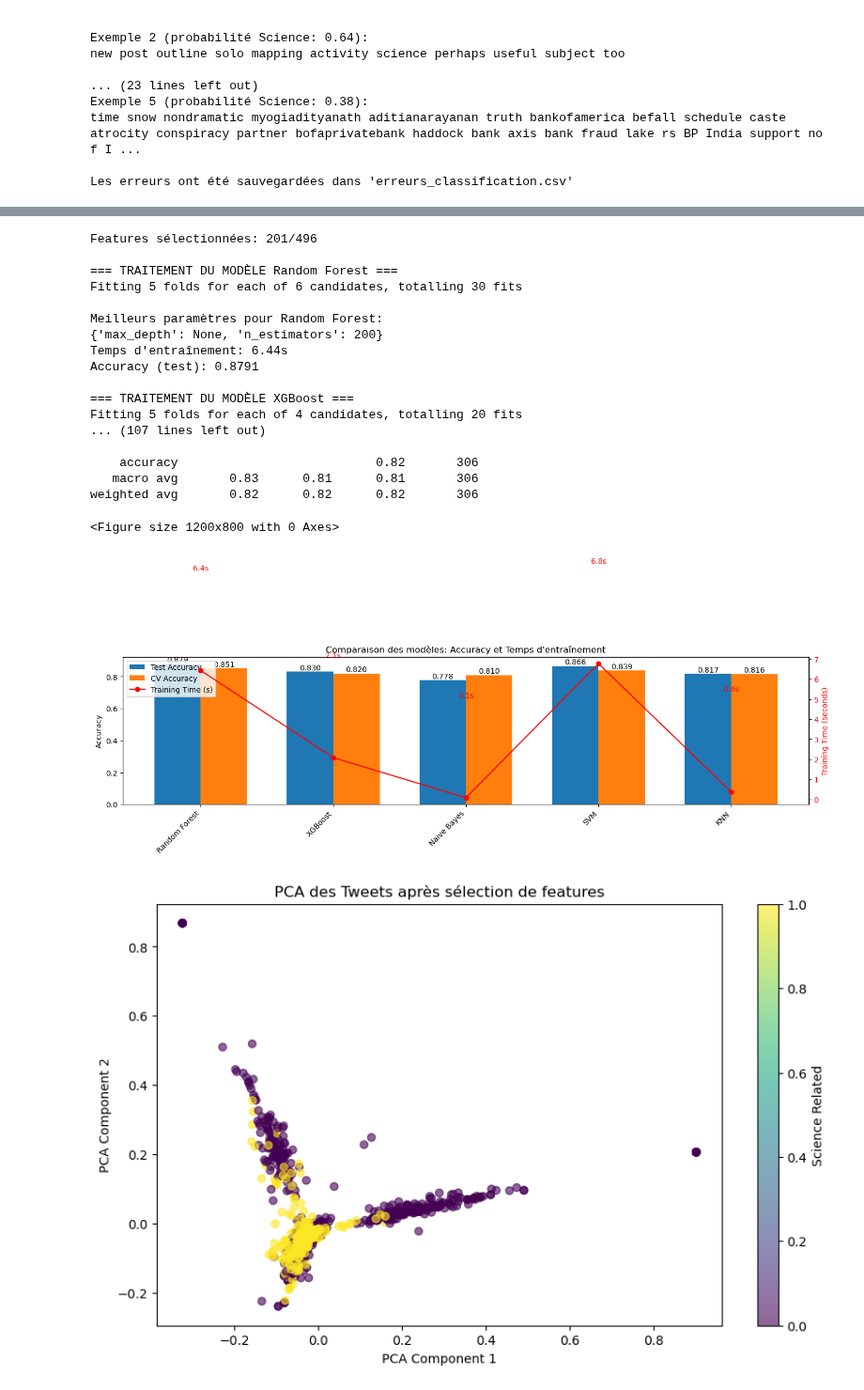
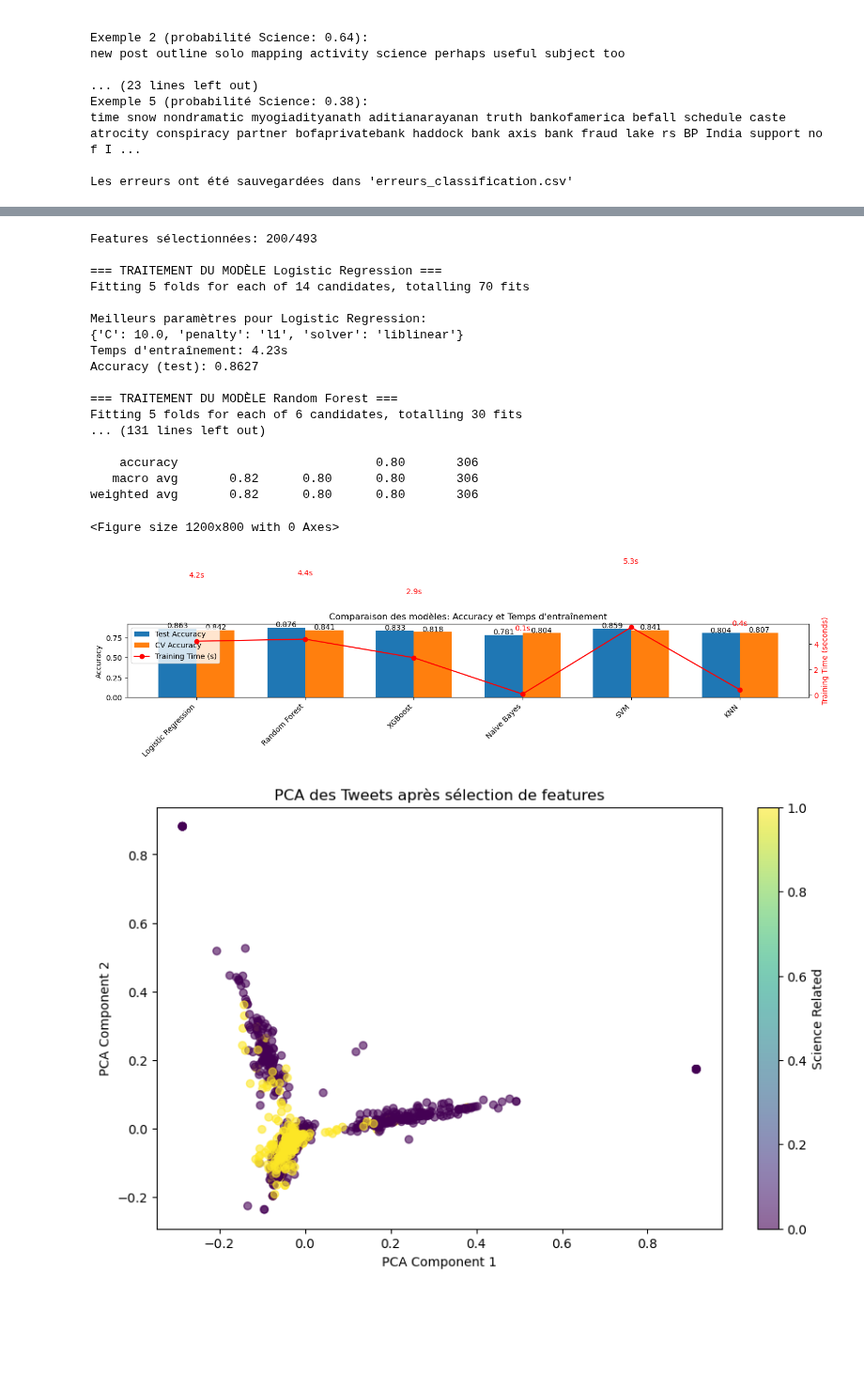
Before and after one commit to RaphaelRibes/machine-learning, a Jupyter notebook: Tbacknotebook.ipynb, the cells around one changed output, grey strips where cells are left out. Shown at 94% size. Drawn from its saved outputs; the diff is of its cells as text; code cells hidden in the pictures; blank space fills up the shorter version.

Commit message:
d'autre super resultat pour la classif binaire

```diff
--- a/Tbacknotebook.ipynb
+++ b/Tbacknotebook.ipynb
@@ -572,8 +572,8 @@ df = pd.read_csv(file_path, sep='\t')
 # Prétraitement du texte
 stop_words = set(stopwords.words('english'))
 custom_stop_words = {"http", "https", "rt", "co", "amp", "via"}
-negations = {"not", "no", "nor", "neither", "never", "none"}
-stop_words = stop_words - negations
+#negations = {"not", "no", "nor", "neither", "never", "none"}
+#stop_words = stop_words #- negations
 stop_words.update(custom_stop_words)
 
 lemmatizer = WordNetLemmatizer()
@@ -588,8 +588,8 @@ def preprocess_tweet(tweet):
     # Tokenization
     tokens = word_tokenize(tweet)
     # Gestion des négations
-    tokens = [tokens[i] + "_" + tokens[i+1] if tokens[i] in negations else tokens[i]
-              for i in range(len(tokens)-1)]
+    #tokens = [tokens[i] + "_" + tokens[i+1] if tokens[i] in negations else tokens[i]
+    #          for i in range(len(tokens)-1)]
     # Suppression des stop words et lemmatization
     tokens = [lemmatizer.lemmatize(word) for word in tokens if word not in stop_words]
     return " ".join(tokens)
@@ -600,7 +600,7 @@ df['cleaned_text'] = df['text'].apply(preprocess_tweet)
 X = df['cleaned_text']
 y_binary = df['science_related']
 
-vectorizer = TfidfVectorizer(ngram_range=(1, 2), max_features=10000)
+vectorizer = TfidfVectorizer(ngram_range=(1, 2), max_features=20000)
 X_vec = vectorizer.fit_transform(X)
 
 smote = SMOTE(random_state=42)
@@ -678,5 +937,5 @@ Original test accuracy: 0.8824
 # %%
-# Importations nécessaires
+# Importations nécessaires  ***************** this is shit **************************j'ai selectionner les features important sois disnat *******
 import pandas as pd
 import re
 import numpy as np
@@ -714,8 +973,8 @@ def load_and_preprocess_data(file_path):
     # Prétraitement du texte
     stop_words = set(stopwords.words('english'))
     custom_stop_words = {"http", "https", "rt", "co", "amp", "via"}
-    negations = {"not", "no", "nor", "neither", "never", "none"}
-    stop_words = stop_words - negations
+    #negations = {"not", "no", "nor", "neither", "never", "none"}
+    #stop_words = stop_words - negations
     stop_words.update(custom_stop_words)
     lemmatizer = WordNetLemmatizer()
 
@@ -723,8 +982,8 @@ def load_and_preprocess_data(file_path):
         tweet = re.sub(r"@\w+|\W", " ", tweet)
         tweet = tweet.lower()
         tokens = word_tokenize(tweet)
-        tokens = [tokens[i] + "_" + tokens[i+1] if tokens[i] in negations and i < len(tokens)-1 else tokens[i]
-                  for i in range(len(tokens))]
+       # tokens = [tokens[i] + "_" + tokens[i+1] if tokens[i] in negations and i < len(tokens)-1 else tokens[i]
+       #           for i in range(len(tokens))]
         tokens = [lemmatizer.lemmatize(word) for word in tokens if word not in stop_words]
         return " ".join(tokens)
 
@@ -764,7 +1023,10 @@ def select_features(X, y, method='rf'):
 # 4. Définition des modèles et paramètres
 def get_models():
     return {
-
+        "Logistic Regression": {
+            "model": LogisticRegression(max_iter=1000, random_state=42),
+            "params": {'C': np.logspace(-3, 3, 7), 'penalty': ['l1', 'l2'], 'solver': ['liblinear']}
+         },
         "Random Forest": {
             "model": RandomForestClassifier(random_state=42, n_jobs=-1),
             "params": {'n_estimators': [100, 200], 'max_depth': [None, 10, 30]}
@@ -920,45 +1182,45 @@ def main():
     print("\n\n=== RÉSULTATS FINAUX ===")
     for model_name, metrics in results.items():
         print(f"\nModèle: {model_name}")
         print(f"Accuracy (test): {metrics['accuracy']:.4f}")
         print(f"CV Accuracy (mean±std): {metrics['cv_mean']:.4f} ± {metrics['cv_std']:.4f}")
         print(f"Temps d'entraînement: {metrics['training_time']:.2f}s")
         print("\nRapport de classification:")
         print(metrics['report'])
 
     # 8. Visualisations
     visualize_results(results)
     visualize_pca(X_selected, y_res)
 
 if __name__ == "__main__":
     main()
 # %% [output]
 [nltk_data] Downloading package stopwords to /home/tiziri-
 [nltk_data]     tamani/nltk_data...
 [nltk_data]   Package stopwords is already up-to-date!
 [nltk_data] Downloading package punkt to /home/tiziri-
 [nltk_data]     tamani/nltk_data...
 [nltk_data]   Package punkt is already up-to-date!
 [nltk_data] Downloading package wordnet to /home/tiziri-
 [nltk_data]     tamani/nltk_data...
 [nltk_data]   Package wordnet is already up-to-date!
-Features sélectionnées: 201/496
+Features sélectionnées: 200/493
+
+=== TRAITEMENT DU MODÈLE Logistic Regression ===
+Fitting 5 folds for each of 14 candidates, totalling 70 fits
+
+Meilleurs paramètres pour Logistic Regression:
+{'C': 10.0, 'penalty': 'l1', 'solver': 'liblinear'}
+Temps d'entraînement: 4.23s
+Accuracy (test): 0.8627
 
 === TRAITEMENT DU MODÈLE Random Forest ===
 Fitting 5 folds for each of 6 candidates, totalling 30 fits
+... (131 lines left out)
 
-Meilleurs paramètres pour Random Forest:
-{'max_depth': None, 'n_estimators': 200}
-Temps d'entraînement: 6.44s
-Accuracy (test): 0.8791
-
-=== TRAITEMENT DU MODÈLE XGBoost ===
-Fitting 5 folds for each of 4 candidates, totalling 20 fits
-... (107 lines left out)
-
-    accuracy                           0.82       306
-   macro avg       0.83      0.81      0.81       306
-weighted avg       0.82      0.82      0.82       306
+    accuracy                           0.80       306
+   macro avg       0.82      0.80      0.80       306
+weighted avg       0.82      0.80      0.80       306
 <Figure size 1200x800 with 0 Axes>
-[figure, old version]
+[figure, new version]
-[figure, old version]
+[figure, new version]
```
Also changed, not shown: parts of 3 cells of this notebook, 2 other files.
